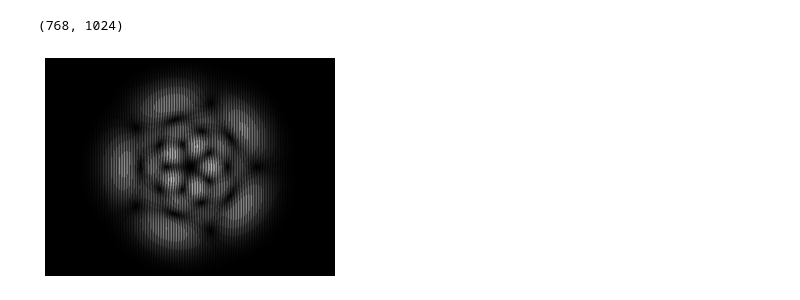
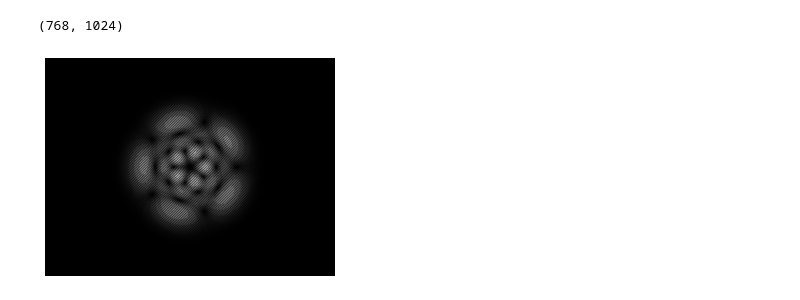
Before and after one commit to andresarias1105/Proyecto_SLM, a Jupyter notebook: SLM_HOLGRAMS.ipynb, the cells around one changed output. Saved outputs shown, nothing was run; the diff lists cells and outputs as text; code cells hidden in the pictures.

```diff
--- a/SLM_HOLGRAMS.ipynb
+++ b/SLM_HOLGRAMS.ipynb
@@ -22,8 +40,8 @@ cm1 = LinearSegmentedColormap.from_list(
 # %%
 
-Nxpix = 1024
+Nxpix = 1024 ## DIMENSIONES DEL SLM
 Nypix = 768
-Pix_size=9e-6
+Pix_size=9e-6 #TAMANO DEL PIXEL ES 9um
 
 ##GENERACION DE BEAMS GAUSSIANOS
 
@@ -59,7 +77,7 @@ R = np.sqrt(X**2 + Y**2)
 
 
 # Set Gaussian beam parameters
-w0 = 2000* 10**-6  # Beam waist
+w0 = 1000* 10**-6  # Beam waist
 z = 0  # Propagation distance
 k = 2*np.pi/633e-9  # Wave number
 
@@ -184,47 +367,72 @@ pix_size=9e-6
 
 
 
-##GENERACION DE PATRONES AMPLITUD FASE SEGUN (E.Bolduc,2013) "Exact solution to simultaneous intensity and phase encryption with a single phase-only hologram"
+##GENERACION DE PATRONES AMPLITUD-FASE SEGUN (E.Bolduc,2013) "Exact solution to simultaneous intensity and phase encryption with a single phase-only hologram"
 
-def Amplitude_Phase_pattern(Desired_Field,LAMBDA,NX,NY):
+def contrast_function(C,array): ## FUNCION PARA MEJORAR EFICIENCIA DE SLM QUE NO SE MODULAN HASTA 2PI,
+                                ##PARA NUESTRO SLM C OPTIMO ES 2.1, C=1 no hace nada
+                                ## "Optimisation of a low cost SLM for diffraction
+                                ## efficiency and ghost order suppression"" (R.Bowman)
+
+
+    y=C*(array-255/2)+255/2
+
+    for i in range(np.shape(y)[0]):
+        for j in range(np.shape(y)[1]):
+
+            if y[i,j]>=255:
+
+               y[i,j]=255
+
+            if y[i,j]<=0:
+
+               y[i,j]=0
+
+    return y.astype("uint8")
+
+
+def Amplitude_Phase_pattern(Desired_Field,LAMBDA,NX,NY,Contrast=1):
 
     A=np.absolute(Desired_Field)
     PHI=np.angle(Desired_Field)
 
 
 
-    M=A/np.max(A)
+    M= A/np.max(A)
     F=PHI-np.pi*M
 
 
     print(np.shape(M))
 
     psi=np.zeros([NY,NX])
 
 
 
     for n in range(NY):
         for m in range(NX):
 
 
-            psi[n,m]=M[n,m]*np.mod(F[n,m] +  2*np.pi*m/LAMBDA, 2*np.pi)
+            psi[n,m]=M[n,m]*np.mod(F[n,m] +  2*np.pi*m/(LAMBDA)+2*np.pi*n/(LAMBDA), 2*np.pi) ## Grating diagonal hace mas facil separar los
+                                                                                             ## ordenes de difraccion
 
 
 
     psi_int=((psi - psi.min()) * (1/(psi.max() - psi.min()) * 255)).astype('uint8')
 
-    return  psi_int
+    return contrast_function(Contrast,psi_int)
 
 
 
-Output_Field=laguerre_gauss_mode(2, -2, R, Phi, z, 1000e-6, k)+laguerre_gauss_mode(1, 3, R, Phi, z, 1000e-6, k)
-LG0_1=laguerre_gauss_mode(0, 3, R, Phi, z, w0, k)
-Hologram=Amplitude_Phase_pattern(Output_Field,pix_size,Nxpix,Nypix)
+Output_Field=laguerre_gauss_mode(2, -2, R, Phi, z, 700e-6, k)+laguerre_gauss_mode(1, 3, R, Phi, z, 700e-6, k) ##CAMPO ELECTRICO QUE SE QUIERE RECREAR
+LG0_1=laguerre_gauss_mode(0, 4, R, Phi, z, 1000e-6, k) #MODO GAUSSIANO
+HG=hermite_gauss_mode(0, 3, X, Y, z, 1000e-6, k)
+
+Hologram=Amplitude_Phase_pattern(Output_Field,pix_size,Nxpix,Nypix,Contrast=1) ##Variable donde guardamos la matrix de pixeles de valores del holograma
 
 pattern=plt.imshow(Hologram,cmap="gray",aspect='equal')
 #Field_int=plt.imshow(np.abs(Output_Field)**2,cmap="gray")
 plt.axis('off')
-plt.savefig("Hologram.jpeg",bbox_inches='tight', transparent="True", pad_inches=0)
+plt.savefig("Figuras\Hologram.pdf",bbox_inches='tight', transparent="True", pad_inches=0,dpi=300)
 # %% [output]
 (768, 1024)
-[figure, old version]
+[figure, new version]
```
Also changed, not shown: parts of 25 cells of this notebook.
